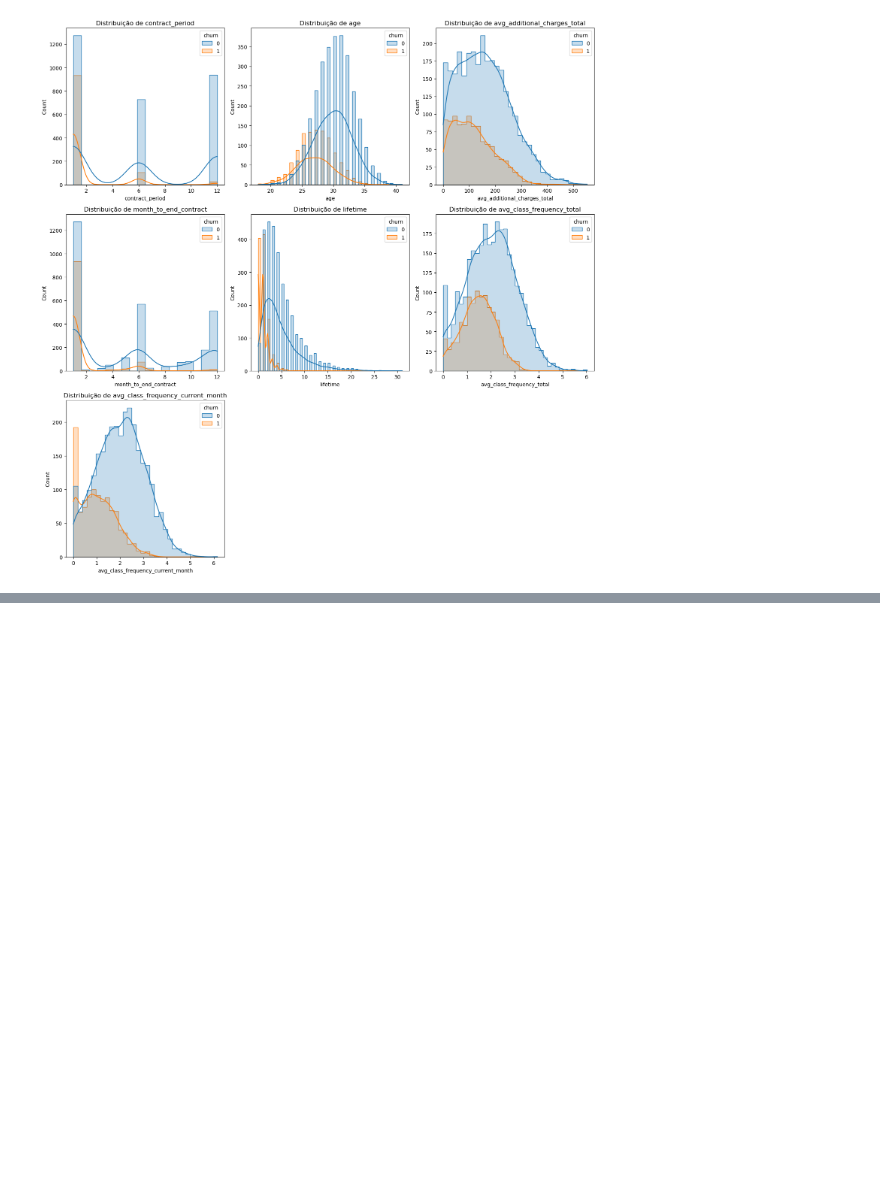
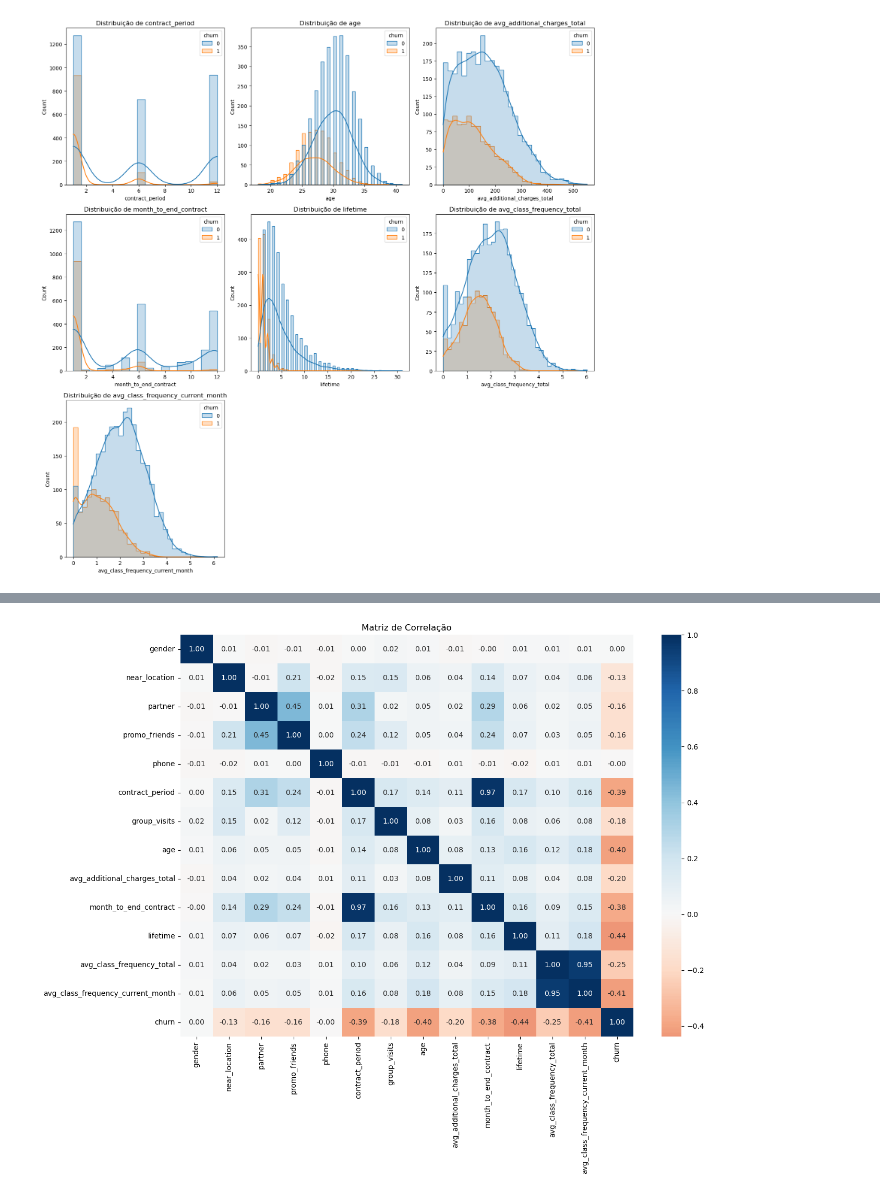
Before and after one commit to fabcmc/Tripleten-Projects, a Jupyter notebook: Sprint 13/project_sprint_13.ipynb, the cells around one changed output, grey strips where cells are left out. Cells and saved outputs as stored; diff of their text form; code cells hidden in the pictures; blank space fills up the shorter version.

```diff
--- a/Sprint 13/project_sprint_13.ipynb
+++ b/Sprint 13/project_sprint_13.ipynb
@@ -198,0 +207,11 @@ plt.show()
+# %%
+# Calculando a matriz de correlação
+plt.figure(figsize=(14, 10))
+corr_matrix = df_gym_churn.corr()
+
+# Criando o heatmap
+sns.heatmap(corr_matrix, annot=True, fmt='.2f', cmap='RdBu', center=0)
+plt.title('Matriz de Correlação')
+plt.show()
+# %% [output]
+[figure, added]
```
Also changed, not shown: parts of 9 cells of this notebook.
